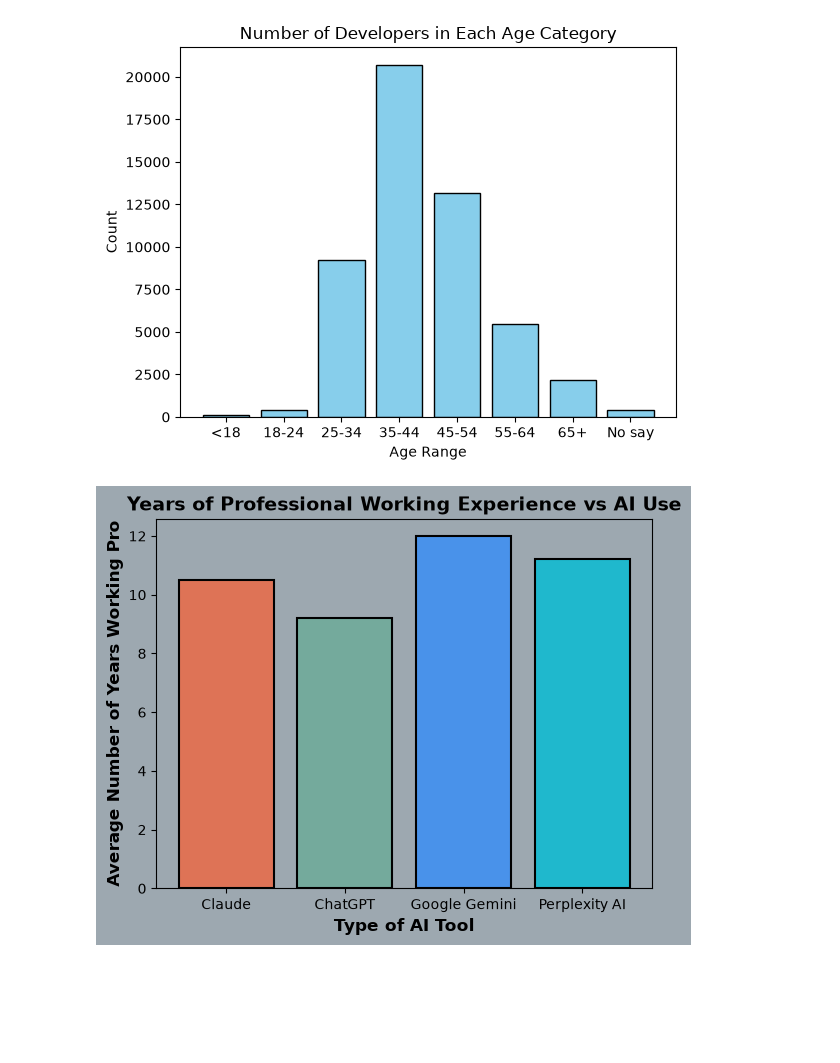
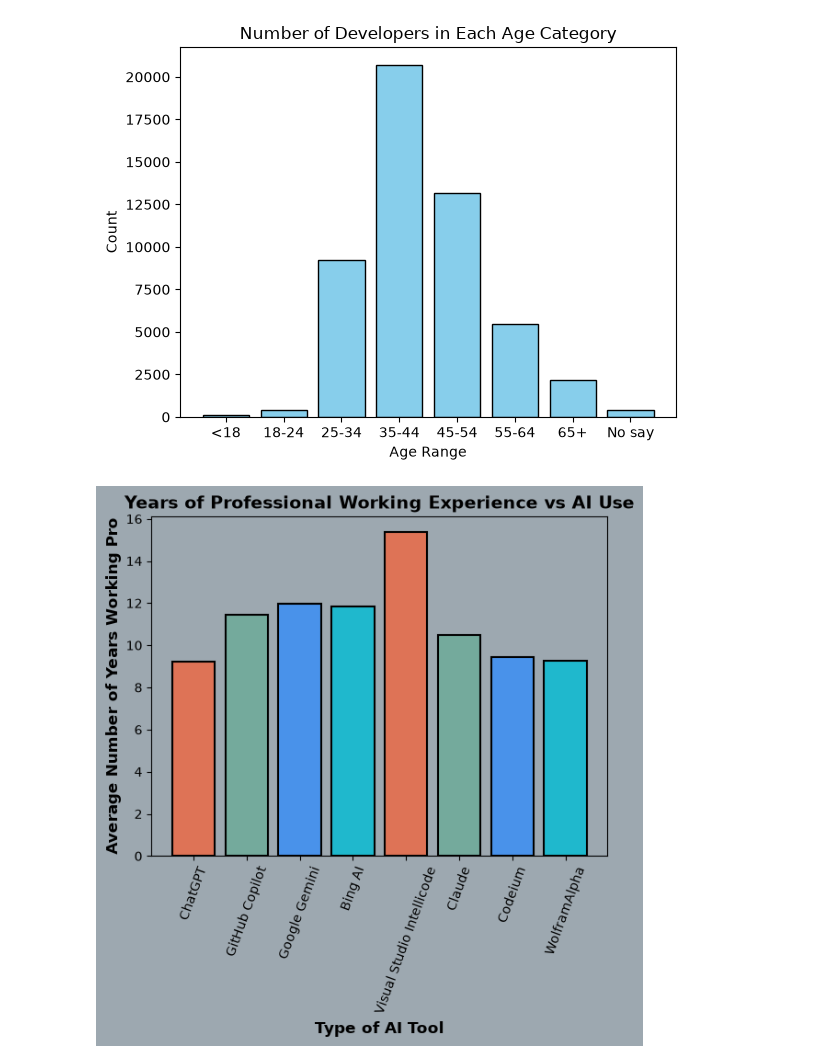
Before and after one commit to CodingExtraordinaire-7/Computer-Science-Survey, a Jupyter notebook: survey.ipynb, the cells around one changed output. Cells and saved outputs as stored; diff of their text form; code cells hidden in the pictures; blank space fills up the shorter version.

```diff
--- a/survey.ipynb
+++ b/survey.ipynb
@@ -132,27 +154,28 @@ plt.show()
 # %%
 #Purpose of graph: shows that those who use AI tools in general have lengthy amounts of coding experience
 
 #groups survey_df by the type of AI tool used, then gets the 'YearsCodePro" column --> gets the average per group
 survey_filtered = survey_df.groupby('AISearchDevHaveWorkedWith')['YearsCodePro'].mean()
 
 #filters to only look for a few types of AI tools in a list
-averages = survey_filtered.loc[['Claude', 'ChatGPT', 'Google Gemini', 'Perplexity AI']]
+averages = survey_filtered.loc[['ChatGPT', 'GitHub Copilot', 'Google Gemini', 'Bing AI',
+       'Visual Studio Intellicode', 'Claude', 'Codeium', 'WolframAlpha']]
 
 x = averages.index #names of the AI tools
 y = averages.values #averages of their years coding professionally
 plt.figure(facecolor='#9da8b0')
 plt.bar(x, y, color=['#DE7356', '#74AA9C', '#4992ea', '#1FB8CD'], edgecolor='black', linewidth=1.5)
 
 
 plt.gca().set_facecolor('#9da8b0')
 
-
+plt.xticks(rotation = 70)
 plt.title("Years of Professional Working Experience vs AI Use", fontsize=14, fontweight='bold')
 plt.xlabel("Type of AI Tool", fontsize=12, fontweight='bold')
 plt.ylabel("Average Number of Years Working Pro", fontsize=12, fontweight='bold',)
 plt.show()
 # %% [output]
-[figure, old version]
+[figure, new version]
 # %%
 unique_values = ['Under 18 years old', '18-24 years old', '25-34 years old', '35-44 years old', '45-54 years old',
                  '55-64 years old', '65 years or older', 'Prefer not to say']
```
Also changed, not shown: parts of 15 cells of this notebook.
